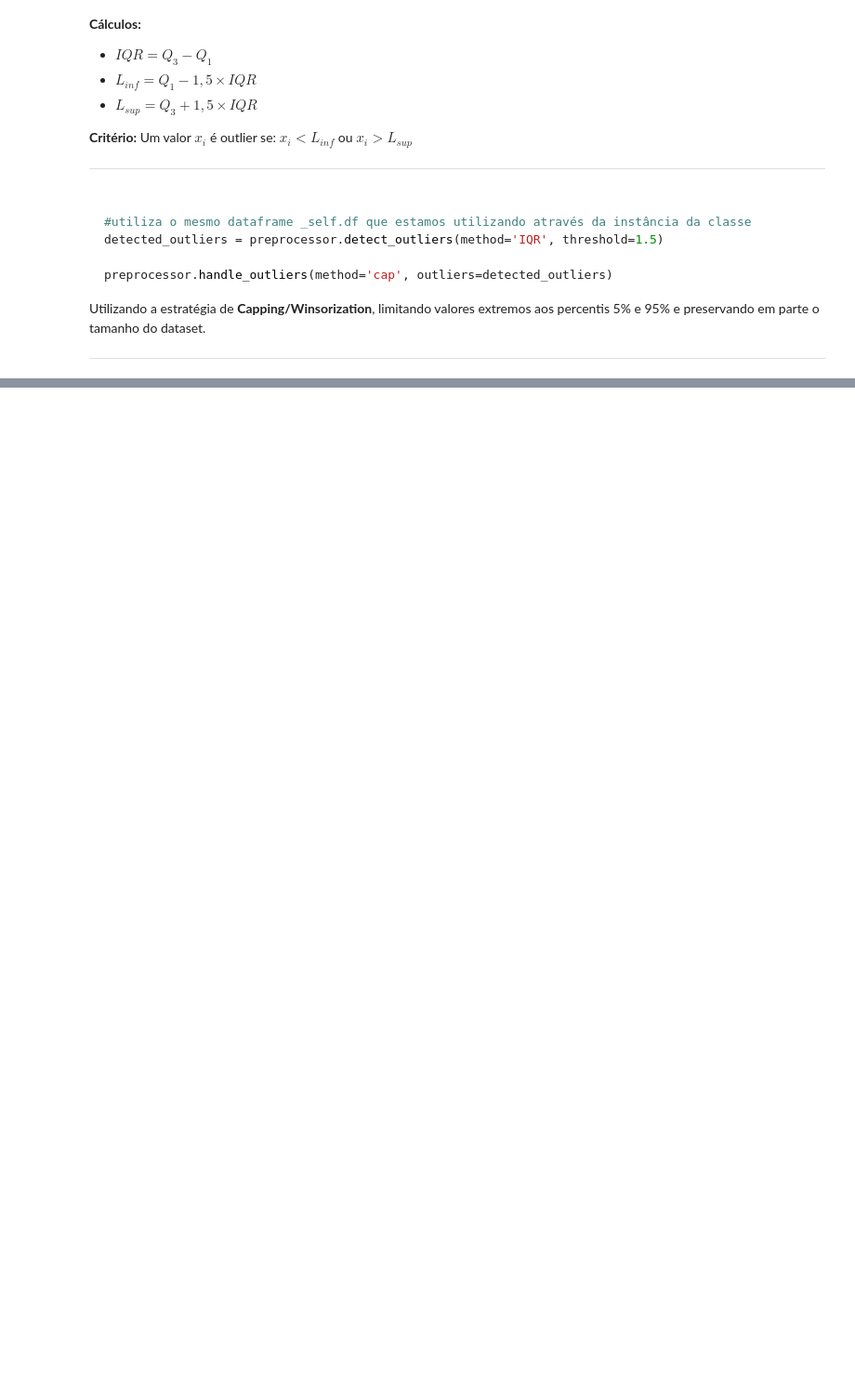
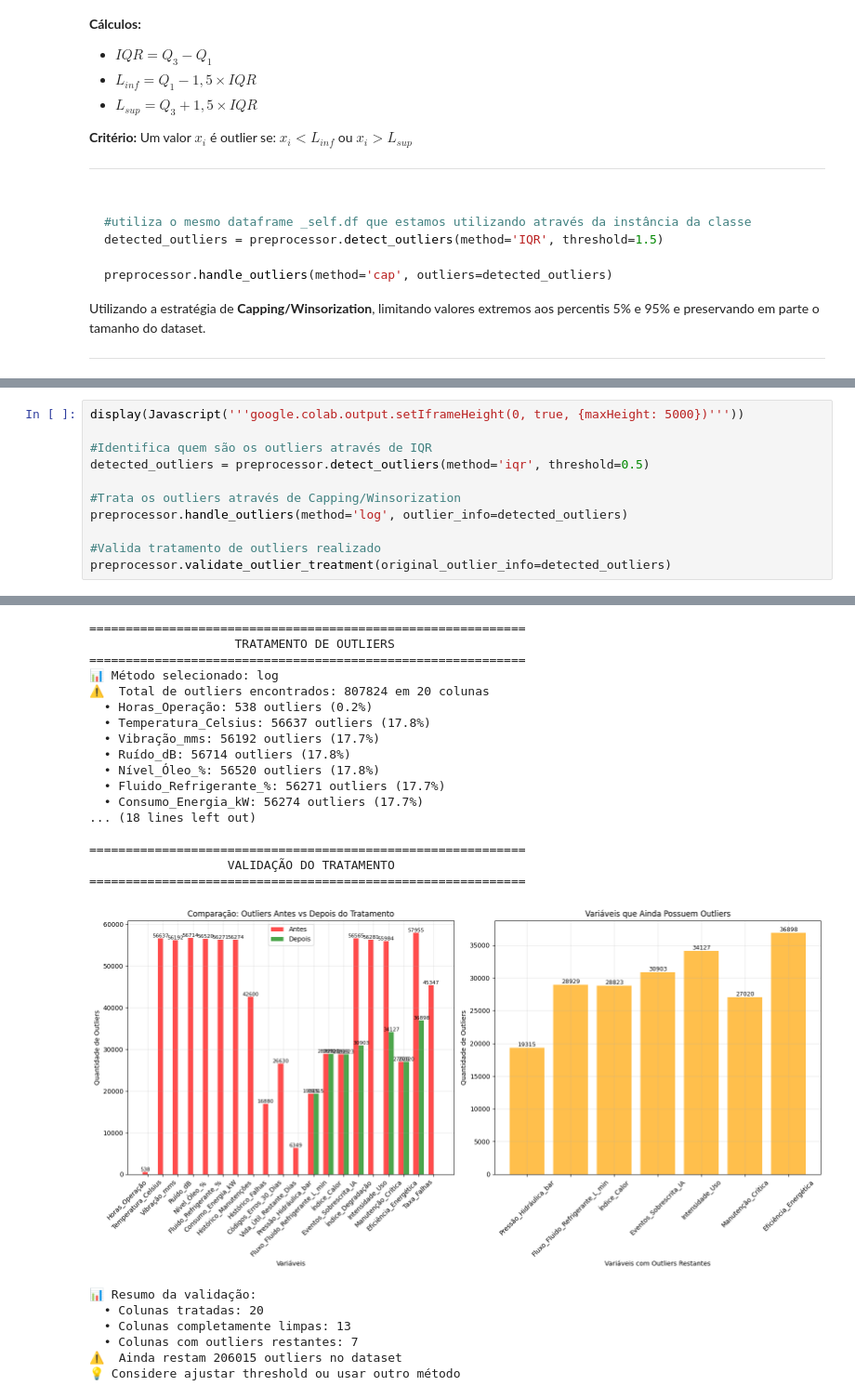
Before and after one commit to vinileodido/MVP_PucRio_AnaliseDados, a Jupyter notebook: MVP_IoT_ADBP.ipynb, the cells around one changed output, grey strips where cells are left out. Shown at 93% size. Saved outputs shown, nothing was run; the diff lists cells and outputs as text; blank space fills up the shorter version.

```diff
--- a/MVP_IoT_ADBP.ipynb
+++ b/MVP_IoT_ADBP.ipynb
@@ -1806,0 +2024,12 @@ preprocessor.validate_outlier_treatment(original_outlier_info=detected_outliers)
+# %%
+display(Javascript('''google.colab.output.setIframeHeight(0, true, {maxHeight: 5000})'''))
+
+#Identifica quem são os outliers através de IQR
+detected_outliers = preprocessor.detect_outliers(method='iqr', threshold=0.5)
+
+#Trata os outliers através de Capping/Winsorization
+preprocessor.handle_outliers(method='log', outlier_info=detected_outliers)
+
+#Valida tratamento de outliers realizado
+preprocessor.validate_outlier_treatment(original_outlier_info=detected_outliers)
+# %% [output]
@@ -1806,0 +2037,24 @@ preprocessor.validate_outlier_treatment(original_outlier_info=detected_outliers)
+============================================================
+                    TRATAMENTO DE OUTLIERS
+============================================================
+📊 Método selecionado: log
+⚠️  Total de outliers encontrados: 807824 em 20 colunas
+  • Horas_Operação: 538 outliers (0.2%)
+  • Temperatura_Celsius: 56637 outliers (17.8%)
+  • Vibração_mms: 56192 outliers (17.7%)
+  • Ruído_dB: 56714 outliers (17.8%)
+  • Nível_Óleo_%: 56520 outliers (17.8%)
+  • Fluido_Refrigerante_%: 56271 outliers (17.7%)
+  • Consumo_Energia_kW: 56274 outliers (17.7%)
+... (18 lines left out)
+
+============================================================
+                   VALIDAÇÃO DO TRATAMENTO
+============================================================
+[figure, added]
+📊 Resumo da validação:
+  • Colunas tratadas: 20
+  • Colunas completamente limpas: 13
+  • Colunas com outliers restantes: 7
+⚠️  Ainda restam 206015 outliers no dataset
+💡 Considere ajustar threshold ou usar outro método
```
Also changed, not shown: parts of 11 cells of this notebook.
